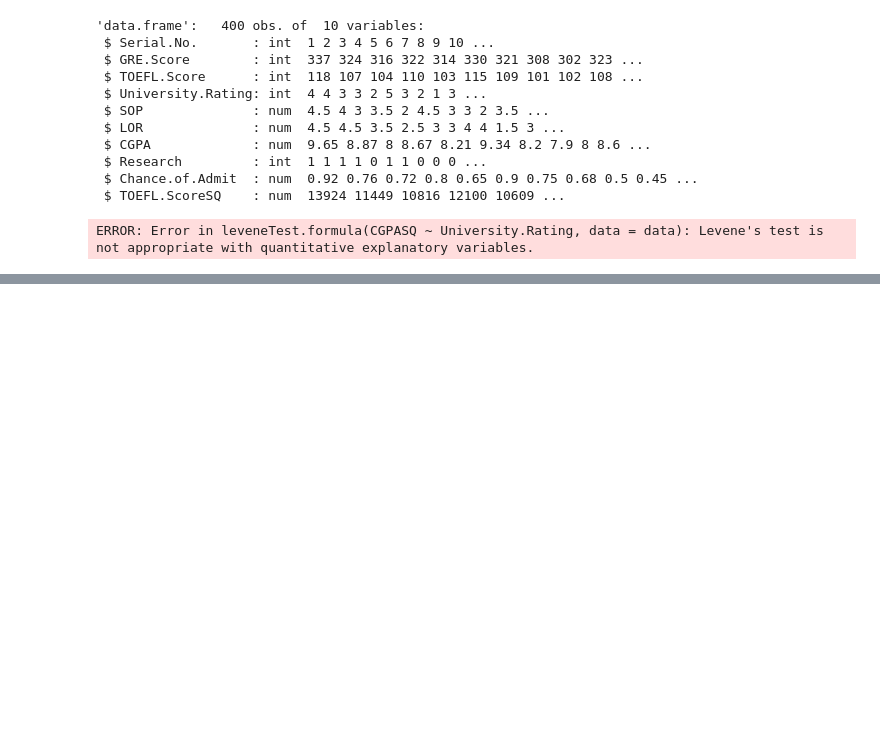
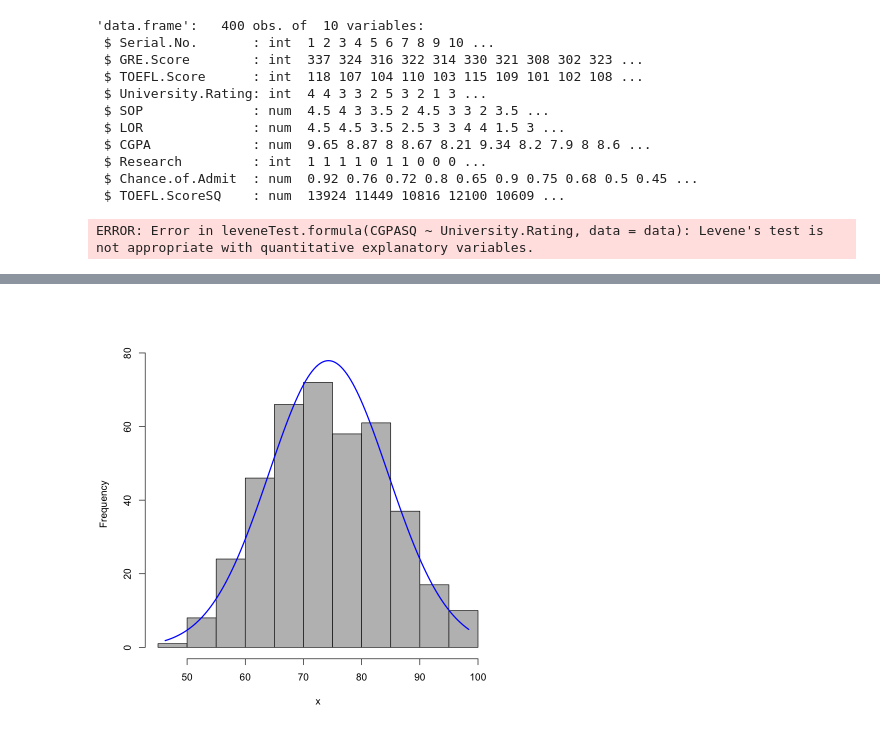
Before and after one commit to woz-u/DS-Student-Resources, a Jupyter notebook: DS105-Intermediate-Statistics/Examples/DS105-L7-P5-Activity-R.ipynb, the cells around one changed output, grey strips where cells are left out. Saved outputs shown, nothing was run; the diff lists cells and outputs as text; code cells hidden in the pictures; blank space fills up the shorter version.

```diff
--- a/DS105-Intermediate-Statistics/Examples/DS105-L7-P5-Activity-R.ipynb
+++ b/DS105-Intermediate-Statistics/Examples/DS105-L7-P5-Activity-R.ipynb
@@ -85,0 +114,7 @@ ERROR: Error in leveneTest.formula(CGPASQ ~ University.Rating, data = data): Lev
+# %%
+# That looks approximately normal, but could use a square transformation.  Try it!
+
+data$CGPAsq <- data$CGPA * data$CGPA
+plotNormalHistogram(data$CGPAsq)
+# %% [output]
+[figure, added]
```
Also changed, not shown: parts of 9 cells of this notebook.
